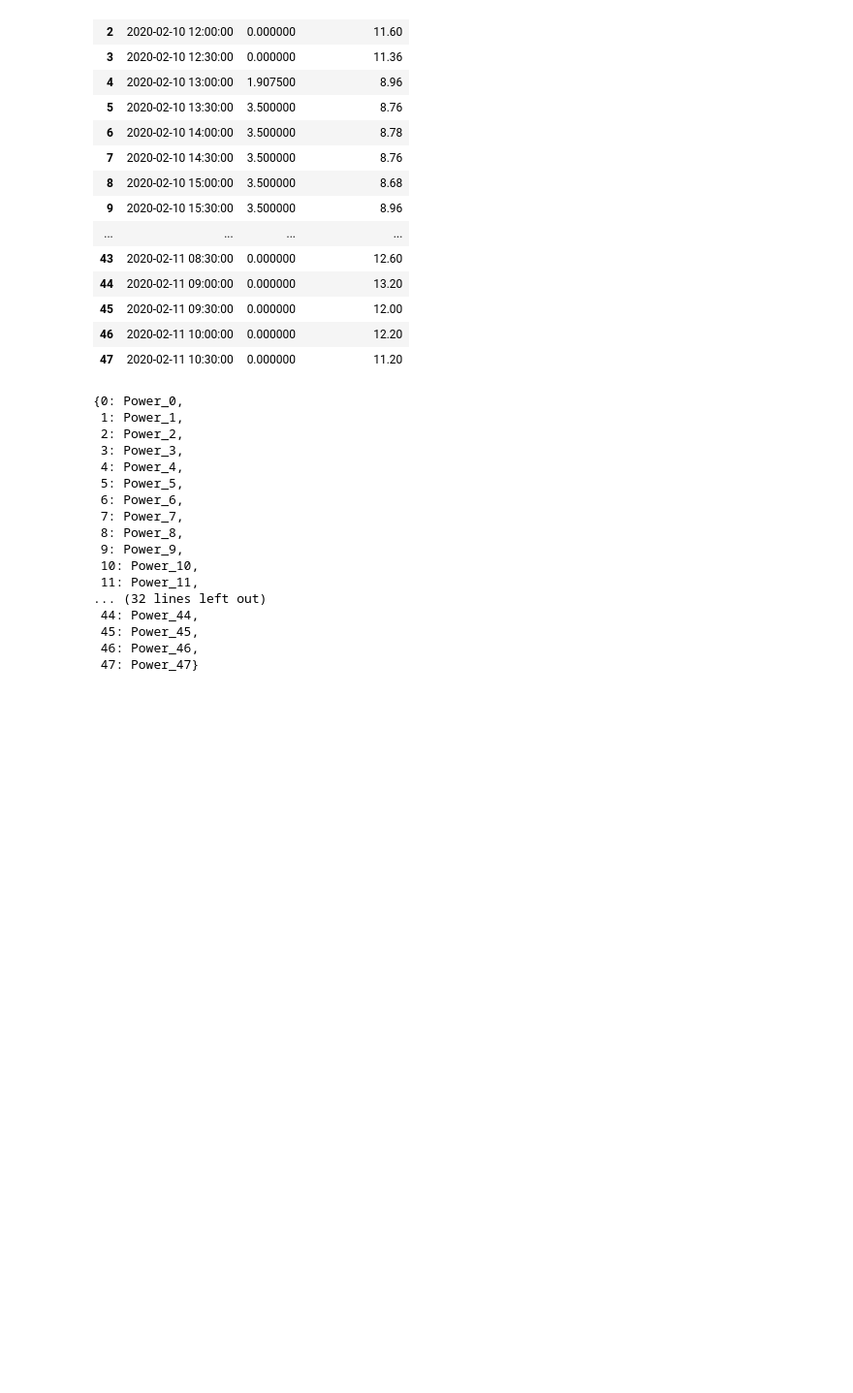
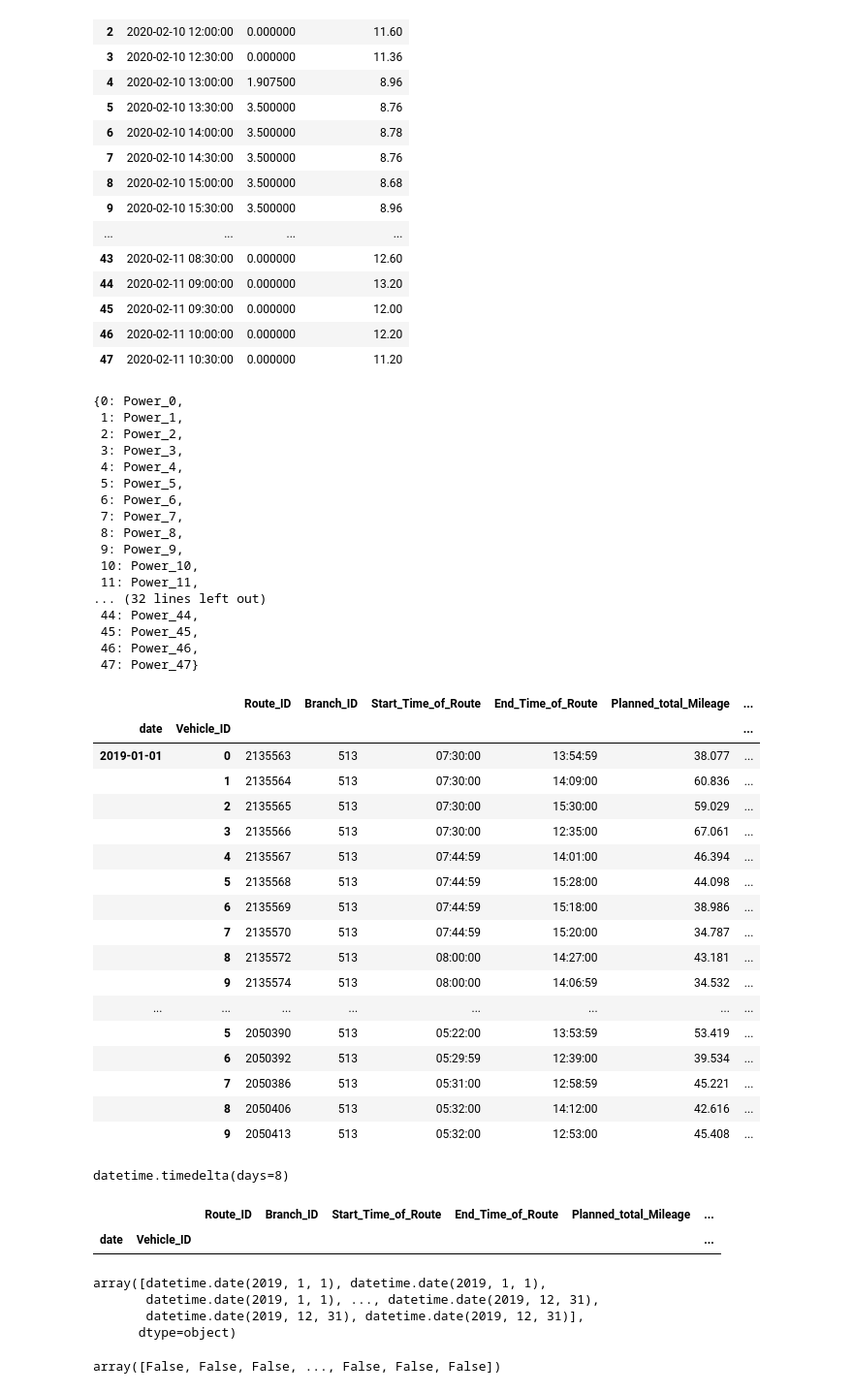
Before and after one commit to SGKFPS/smart_charger, a Jupyter notebook: PuLP-P1.ipynb, the cells around one changed output. Shown at 97% size. Saved outputs shown, nothing was run; the diff lists cells and outputs as text; code cells hidden in the pictures; blank space fills up the shorter version.

```diff
--- a/PuLP-P1.ipynb
+++ b/PuLP-P1.ipynb
@@ -151,3 +151,31 @@ fig.show()
 fig.savefig('Data/singe_veh.jpg')
 # %%
 day_profile
+# %%
+all_journeys = pickle.load(open('Data/all_journeys','rb'))
+all_journeys.head(20)
+# %% [output]
+|  |  | Route_ID | Branch_ID | Start_Time_of_Route | End_Time_of_Route | Planned_total_Mileage | ... |
+| date | Vehicle_ID |  |  |  |  |  | ... |
+| 2019-01-01 | 0 | 2135563 | 513 | 07:30:00 | 13:54:59 | 38.077 | ... |
+|  | 1 | 2135564 | 513 | 07:30:00 | 14:09:00 | 60.836 | ... |
+|  | 2 | 2135565 | 513 | 07:30:00 | 15:30:00 | 59.029 | ... |
+|  | 3 | 2135566 | 513 | 07:30:00 | 12:35:00 | 67.061 | ... |
+|  | 4 | 2135567 | 513 | 07:44:59 | 14:01:00 | 46.394 | ... |
+|  | 5 | 2135568 | 513 | 07:44:59 | 15:28:00 | 44.098 | ... |
+|  | 6 | 2135569 | 513 | 07:44:59 | 15:18:00 | 38.986 | ... |
+|  | 7 | 2135570 | 513 | 07:44:59 | 15:20:00 | 34.787 | ... |
+|  | 8 | 2135572 | 513 | 08:00:00 | 14:27:00 | 43.181 | ... |
+|  | 9 | 2135574 | 513 | 08:00:00 | 14:06:59 | 34.532 | ... |
+| ... | ... | ... | ... | ... | ... | ... | ... |
+|  | 5 | 2050390 | 513 | 05:22:00 | 13:53:59 | 53.419 | ... |
+|  | 6 | 2050392 | 513 | 05:29:59 | 12:39:00 | 39.534 | ... |
+|  | 7 | 2050386 | 513 | 05:31:00 | 12:58:59 | 45.221 | ... |
+|  | 8 | 2050406 | 513 | 05:32:00 | 14:12:00 | 42.616 | ... |
+|  | 9 | 2050413 | 513 | 05:32:00 | 12:53:00 | 45.408 | ... |
+# %%
+day = gv.PROTOTYPE_DAYS[0]
+delta = gv.TIME_RANGE
+delta
+# %% [output]
+datetime.timedelta(days=8)
@@ -153,0 +185,16 @@ day_profile
+# %%
+week.head()
+# %% [output]
+|  |  | Route_ID | Branch_ID | Start_Time_of_Route | End_Time_of_Route | Planned_total_Mileage | ... |
+| date | Vehicle_ID |  |  |  |  |  | ... |
+# %%
+all_journeys.index.get_level_values('date').date
+# %% [output]
+array([datetime.date(2019, 1, 1), datetime.date(2019, 1, 1),
+       datetime.date(2019, 1, 1), ..., datetime.date(2019, 12, 31),
+       datetime.date(2019, 12, 31), datetime.date(2019, 12, 31)],
+      dtype=object)
+# %%
+all_journeys.index.get_level_values('date').date >= day
+# %% [output]
+array([False, False, False, ..., False, False, False])
```
Also changed, not shown: parts of 1 cell of this notebook, 13 other files.
